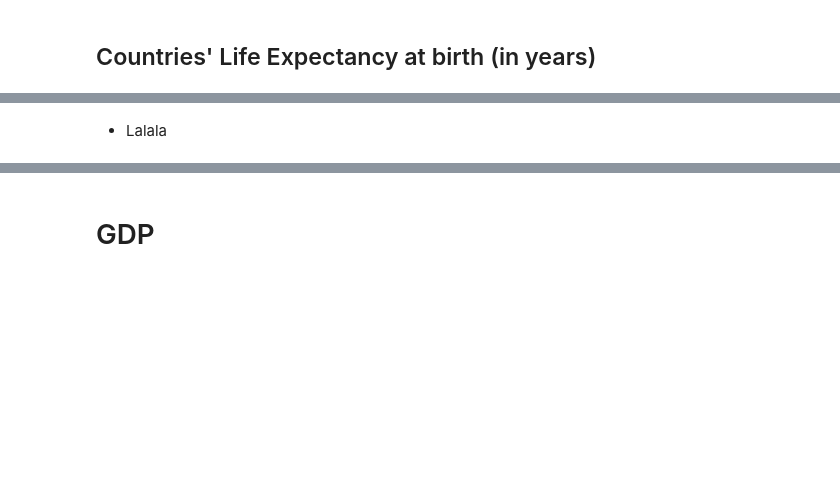
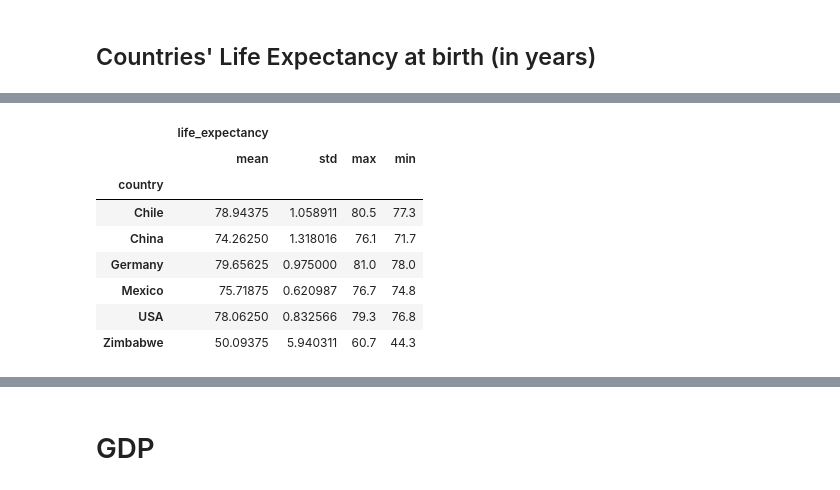
Before and after one commit to gabrielafichtner/gdp_life_expectancy, a Jupyter notebook: code/life_expectancy_gdp.ipynb, the cells around one changed output, grey strips where cells are left out. Saved outputs shown, nothing was run; the diff lists cells and outputs as text; code cells hidden in the pictures; blank space fills up the shorter version.

```diff
--- a/code/life_expectancy_gdp.ipynb
+++ b/code/life_expectancy_gdp.ipynb
@@ -141,2 +139,12 @@ plt.xticks(rotation=20);
-# %% [markdown]
-- Lalala
+# %%
+data.groupby('country').agg({'life_expectancy':['mean', 'std', 'max', 'min']})
+# %% [output]
+|  | life_expectancy |  |  |  |
+|  | mean | std | max | min |
+| country |  |  |  |  |
+| Chile | 78.94375 | 1.058911 | 80.5 | 77.3 |
+| China | 74.26250 | 1.318016 | 76.1 | 71.7 |
+| Germany | 79.65625 | 0.975000 | 81.0 | 78.0 |
+| Mexico | 75.71875 | 0.620987 | 76.7 | 74.8 |
+| USA | 78.06250 | 0.832566 | 79.3 | 76.8 |
+| Zimbabwe | 50.09375 | 5.940311 | 60.7 | 44.3 |
```
Also changed, not shown: parts of 33 cells of this notebook.
